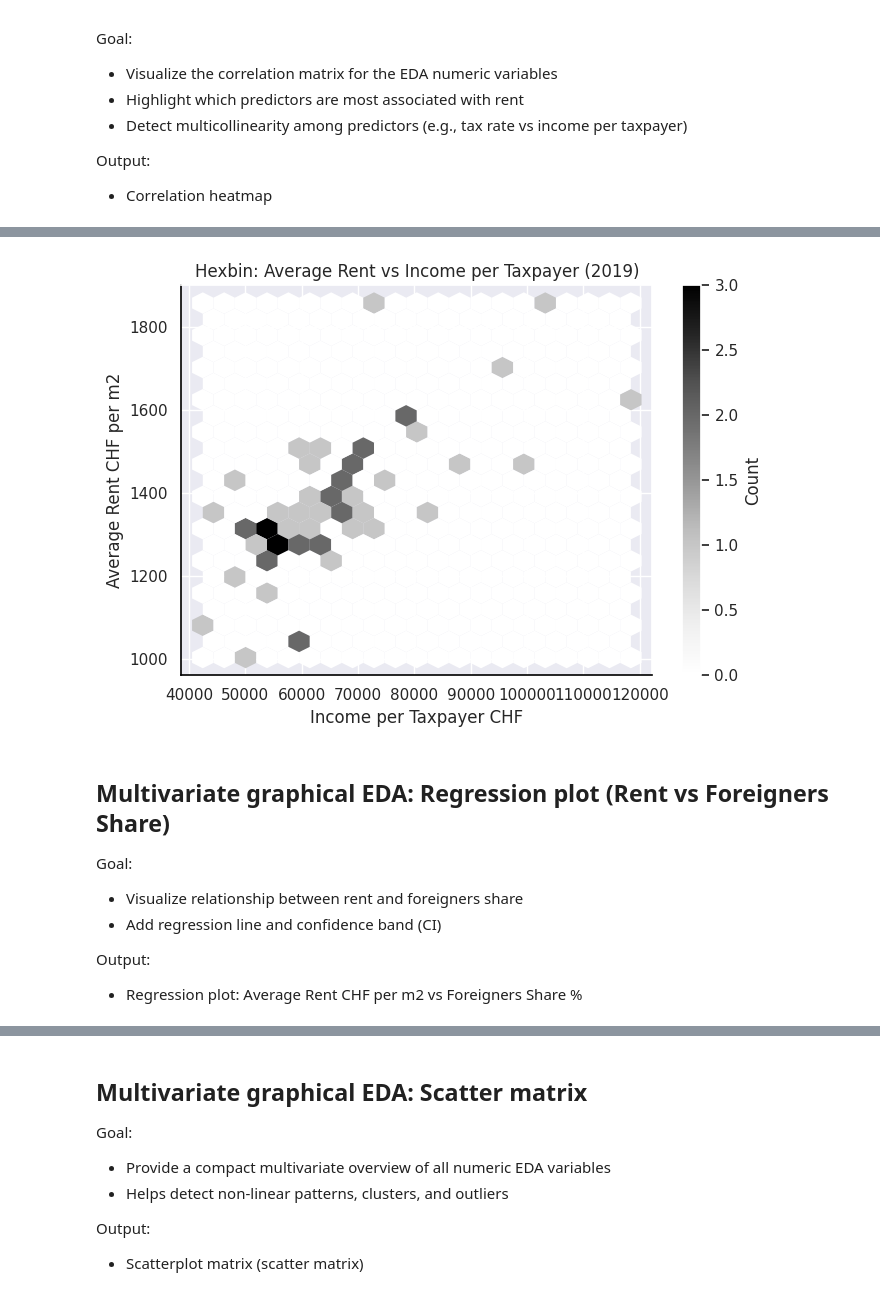
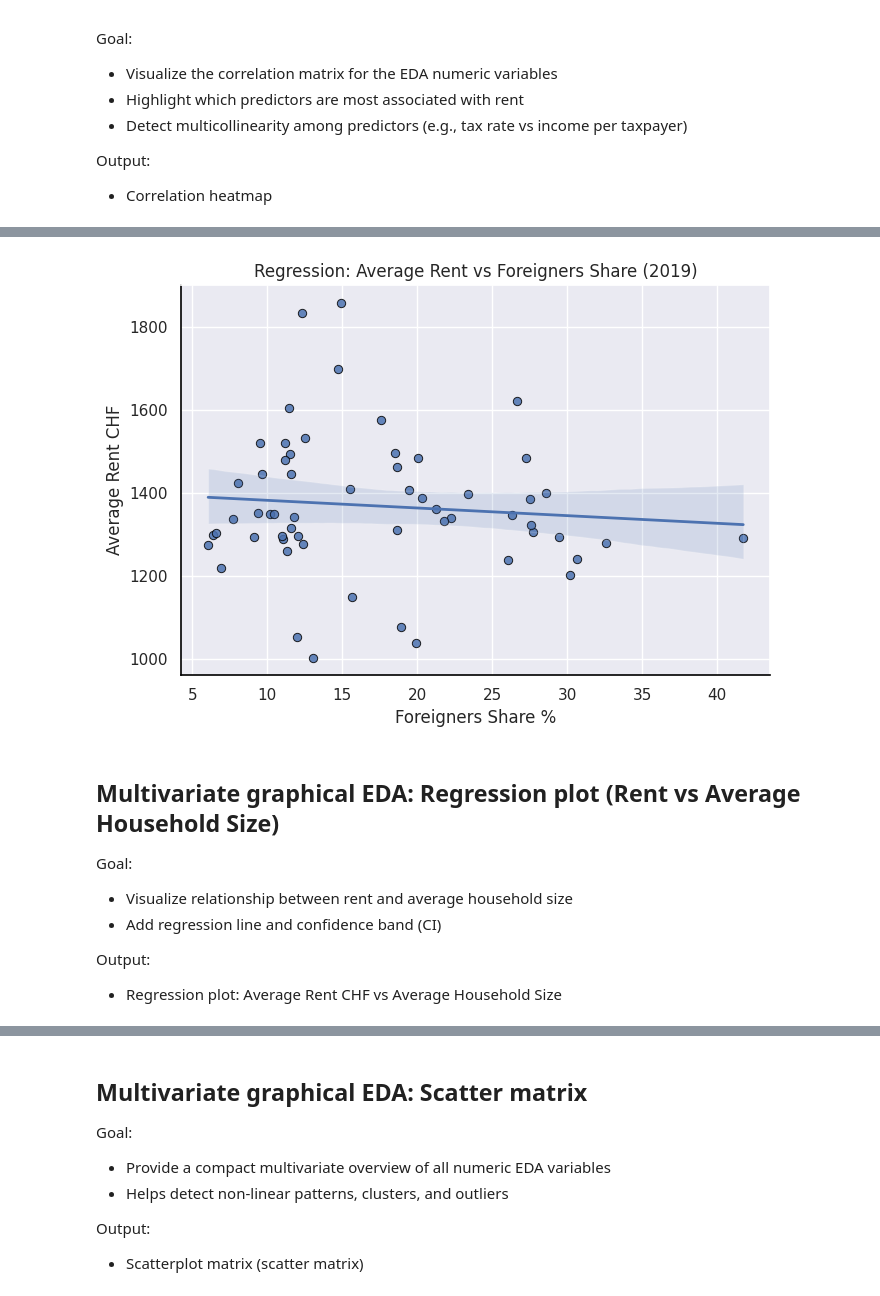
Before and after one commit to hamedamini-zhaw/ARM_Gruppe-5, a Jupyter notebook: 03 - EDA/EDA.ipynb, the cells around one changed output, grey strips where cells are left out. Cells and saved outputs as stored; diff of their text form; code cells hidden in the pictures.

Commit message:
Rent per m² angepasst

```diff
--- a/03 - EDA/EDA.ipynb
+++ b/03 - EDA/EDA.ipynb
@@ -887,35 +924,38 @@ Output:
 # %%
-x_var = "Income per Taxpayer CHF"
-y_var = "Average Rent CHF per m2"
+x_var = "Foreigners Share %"
+y_var = "Average Rent CHF"
 
 plt.figure(figsize=(7,5))
-# Hexbin: white (low) -> black (high)
-hb = plt.hexbin(df[x_var], df[y_var], gridsize=20, cmap='Greys', edgecolors='none')
-# Force color limits so 0 maps to white and max count maps to black
-hb.set_clim(0, hb.get_array().max())
-plt.colorbar(hb, label="Count")
+sns.regplot(
+    data=df,
+    x=x_var,
+    y=y_var,
+    ci=95,
+    scatter_kws={"edgecolors": "black", "linewidths": 0.7, "alpha": 0.85},
+    line_kws={"linewidth": 2}
+)
 
-plt.title("Hexbin: Average Rent vs Income per Taxpayer (2019)")
-plt.xlabel("Income per Taxpayer CHF")
-plt.ylabel("Average Rent CHF per m2")
+plt.title("Regression: Average Rent vs Foreigners Share (2019)")
+plt.xlabel(x_var)
+plt.ylabel(y_var)
 
 ax = plt.gca()
 ax.spines["bottom"].set_color("black")
 ax.spines["left"].set_color("black")
 ax.spines["bottom"].set_linewidth(1.2)
 ax.spines["left"].set_linewidth(1.2)
 
 plt.tight_layout()
 plt.show()
 # %% [output]
-[figure, old version]
+[figure, new version]
 # %% [markdown]
-## Multivariate graphical EDA: Regression plot (Rent vs Foreigners Share)
+## Multivariate graphical EDA: Regression plot (Rent vs Average Household Size)
 
 Goal:
-- Visualize relationship between rent and foreigners share
+- Visualize relationship between rent and average household size
 - Add regression line and confidence band (CI)
 
 Output:
-- Regression plot: Average Rent CHF per m2 vs Foreigners Share %
+- Regression plot: Average Rent CHF vs Average Household Size
 # %%
```
Also changed, not shown: parts of 37 cells of this notebook, 59 other files.
